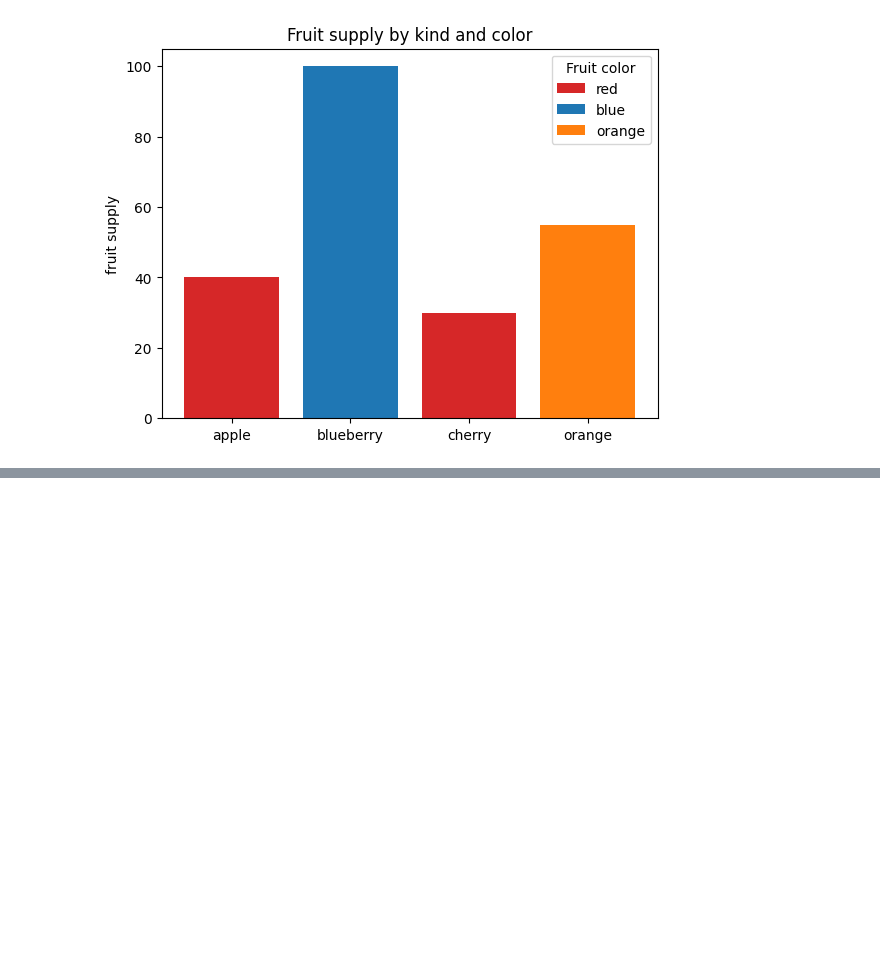
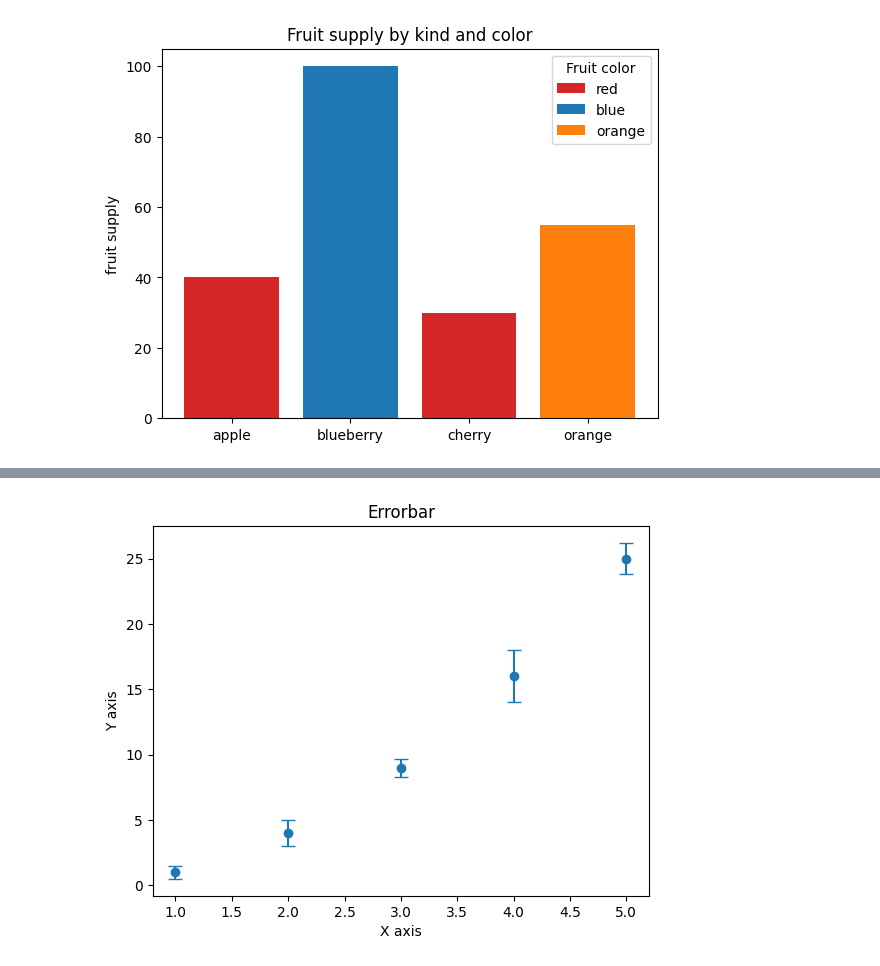
Before and after one commit to meistertigran/python-lectures-arm, a Jupyter notebook: Lecture 2 - Visualizing data with MatPlotLib.ipynb, the cells around one changed output, grey strips where cells are left out. Cells and saved outputs as stored; diff of their text form; code cells hidden in the pictures; blank space fills up the shorter version.

```diff
--- a/Lecture 2 - Visualizing data with MatPlotLib.ipynb
+++ b/Lecture 2 - Visualizing data with MatPlotLib.ipynb
@@ -497,0 +617,14 @@ plt.show()
+# %%
+x = np.array([1, 2, 3, 4, 5])
+y = np.array([1, 4, 9, 16, 25])
+yerr = np.array([0.5, 1, 0.7, 2, 1.2])
+
+plt.errorbar(x, y, yerr=yerr, fmt='o', capsize=5)
+
+plt.xlabel('X axis')
+plt.ylabel('Y axis')
+plt.title('Errorbar')
+
+plt.show()
+# %% [output]
+[figure, added]
```
Also changed, not shown: parts of 13 cells of this notebook, 6 other files.
